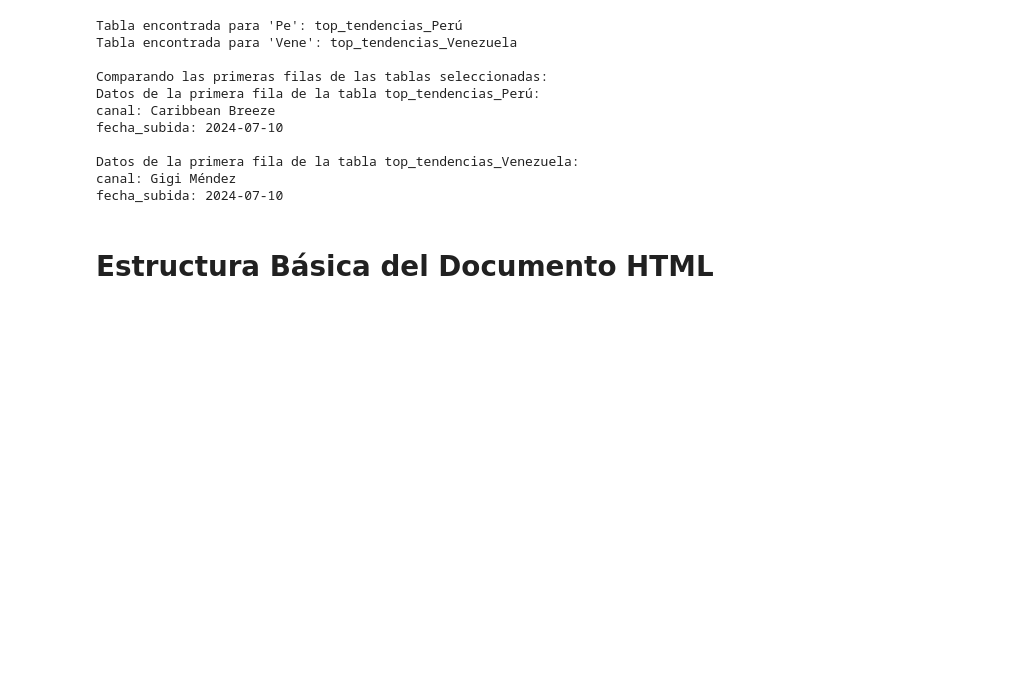
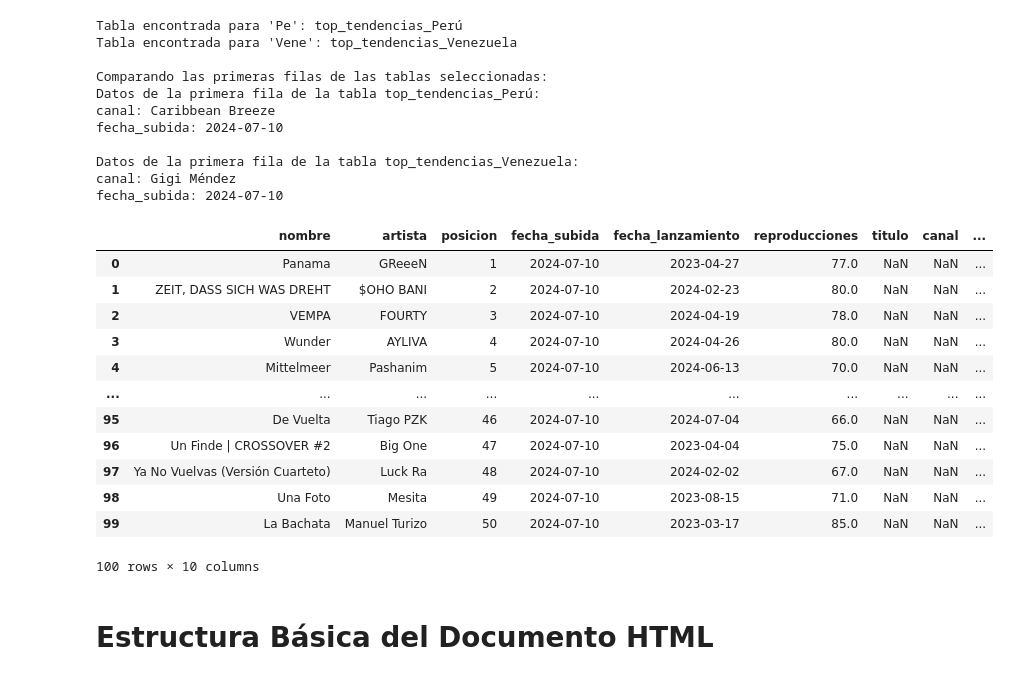
Before and after one commit to AH-1908/Trabajo_Final_a, a Jupyter notebook: ReporLP.ipynb, the cells around one changed output. Drawn from its saved outputs; the diff is of its cells as text; code cells hidden in the pictures; blank space fills up the shorter version.

```diff
--- a/ReporLP.ipynb
+++ b/ReporLP.ipynb
@@ -1441,6 +1441,32 @@ fecha_subida: 2024-07-10
 Datos de la primera fila de la tabla top_tendencias_Venezuela:
 canal: Gigi Méndez
 fecha_subida: 2024-07-10
+# %%
+import pandas as pd
+
+# Cargar el archivo CSV
+file_path = 'basedatosmusicatop.csv'
+df = pd.read_csv(file_path)
+
+# Mostrar los primeros 100 datos ordenados
+primeros_100 = df.head(100)
+
+# Mostrar en Jupyter Notebook
+primeros_100
+# %% [output]
+|  | nombre | artista | posicion | fecha_subida | fecha_lanzamiento | reproducciones | titulo | canal | ... |
+| 0 | Panama | GReeeN | 1 | 2024-07-10 | 2023-04-27 | 77.0 | NaN | NaN | ... |
+| 1 | ZEIT, DASS SICH WAS DREHT | $OHO BANI | 2 | 2024-07-10 | 2024-02-23 | 80.0 | NaN | NaN | ... |
+| 2 | VEMPA | FOURTY | 3 | 2024-07-10 | 2024-04-19 | 78.0 | NaN | NaN | ... |
+| 3 | Wunder | AYLIVA | 4 | 2024-07-10 | 2024-04-26 | 80.0 | NaN | NaN | ... |
+| 4 | Mittelmeer | Pashanim | 5 | 2024-07-10 | 2024-06-13 | 70.0 | NaN | NaN | ... |
+| ... | ... | ... | ... | ... | ... | ... | ... | ... | ... |
+| 95 | De Vuelta | Tiago PZK | 46 | 2024-07-10 | 2024-07-04 | 66.0 | NaN | NaN | ... |
+| 96 | Un Finde | CROSSOVER #2 | Big One | 47 | 2024-07-10 | 2023-04-04 | 75.0 | NaN | NaN | ... |
+| 97 | Ya No Vuelvas (Versión Cuarteto) | Luck Ra | 48 | 2024-07-10 | 2024-02-02 | 67.0 | NaN | NaN | ... |
+| 98 | Una Foto | Mesita | 49 | 2024-07-10 | 2023-08-15 | 71.0 | NaN | NaN | ... |
+| 99 | La Bachata | Manuel Turizo | 50 | 2024-07-10 | 2023-03-17 | 85.0 | NaN | NaN | ... |
+100 rows × 10 columns
 # %% [markdown]
 # Estructura Básica del Documento HTML
 # %%
```
